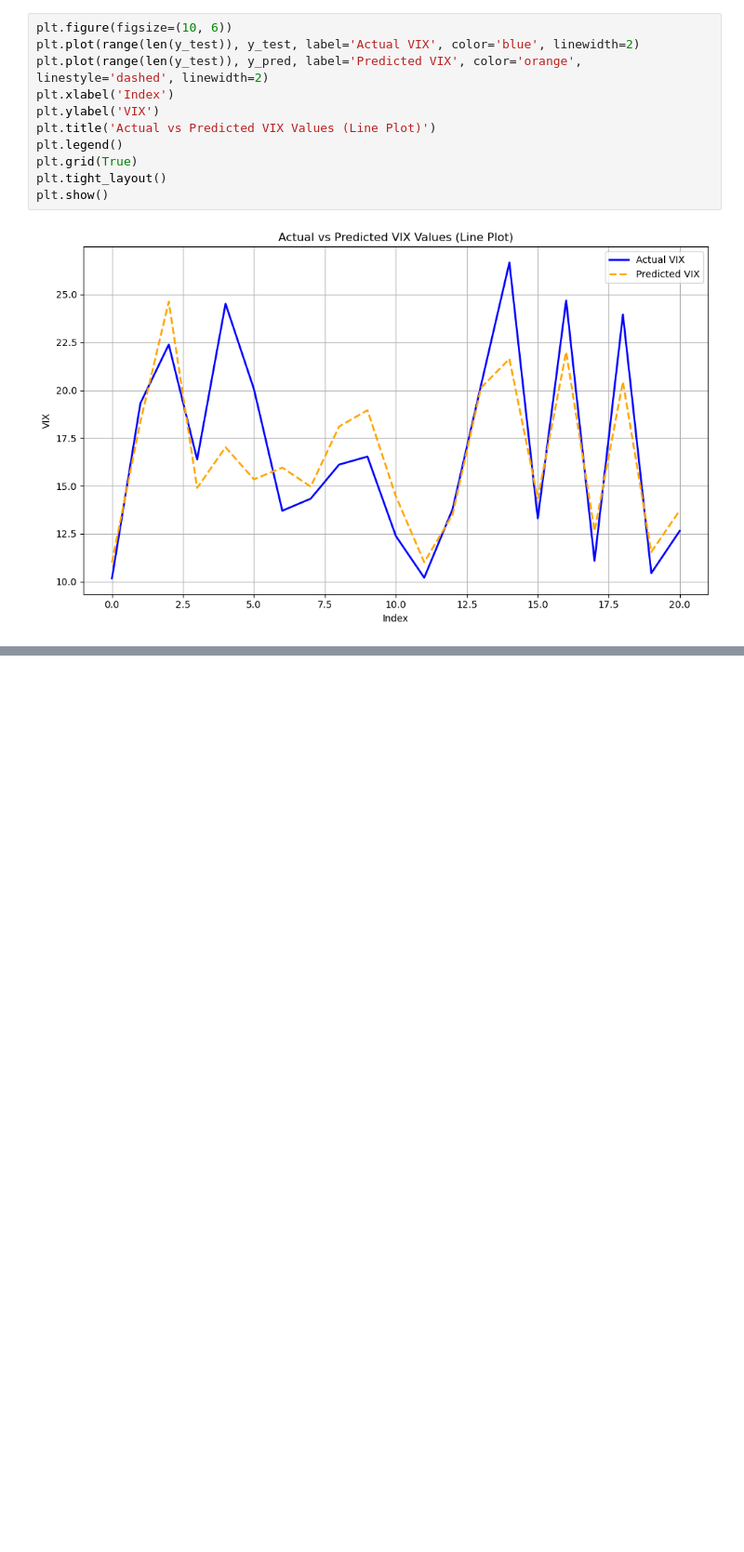
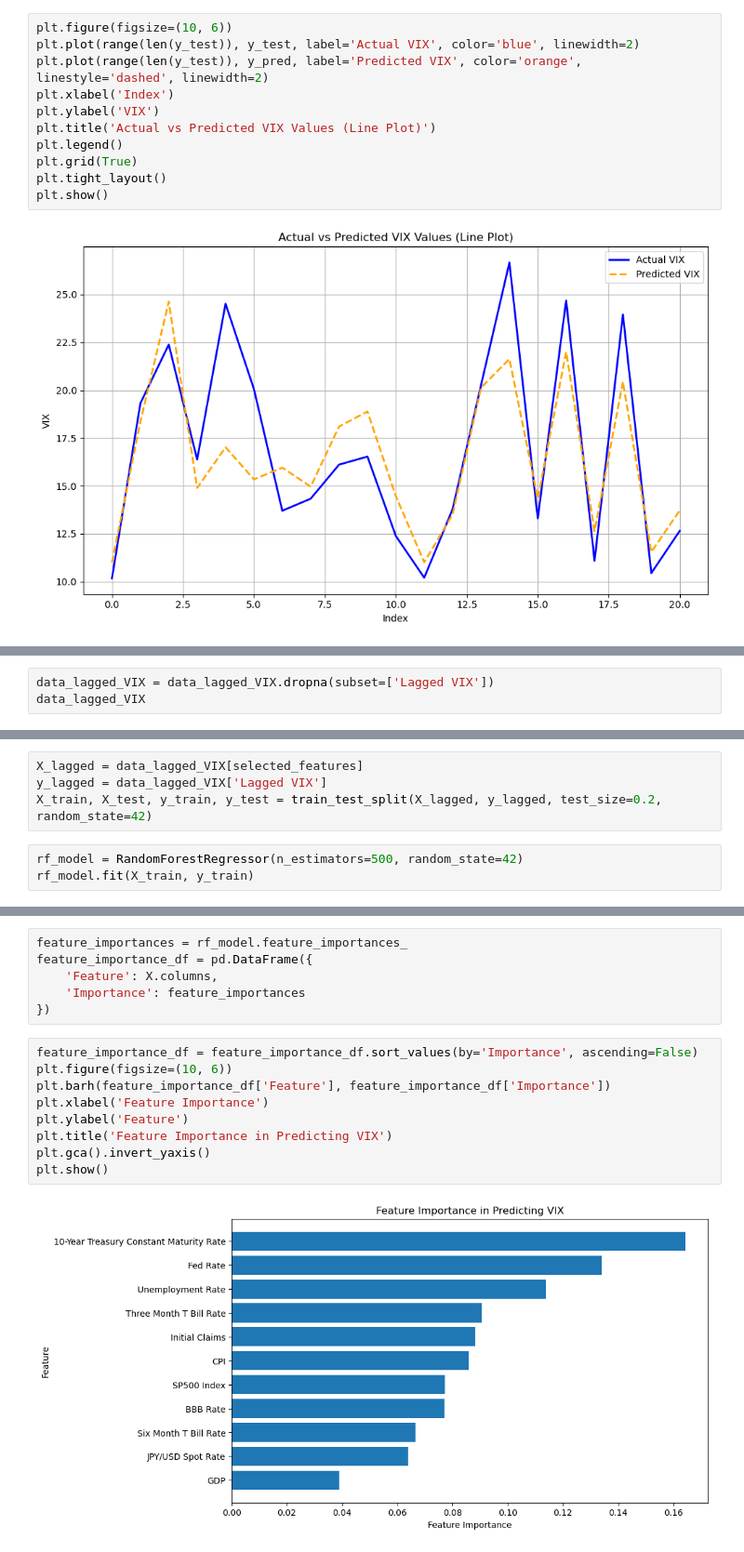
Before and after one commit to t-creech/VIX-Project, a Jupyter notebook: Random Forest Adjustable Features.ipynb, the cells around one changed output, grey strips where cells are left out. Shown at 93% size. Cells and saved outputs as stored; diff of their text form; blank space fills up the shorter version.

```diff
--- a/Random Forest Adjustable Features.ipynb
+++ b/Random Forest Adjustable Features.ipynb
@@ -94,0 +102,3 @@ plt.show()
+# %%
+data_lagged_VIX = data_lagged_VIX.dropna(subset=['Lagged VIX'])
+data_lagged_VIX
@@ -94,0 +119,7 @@ plt.show()
+# %%
+X_lagged = data_lagged_VIX[selected_features]
+y_lagged = data_lagged_VIX['Lagged VIX']
+X_train, X_test, y_train, y_test = train_test_split(X_lagged, y_lagged, test_size=0.2, random_state=42)
+# %%
+rf_model = RandomForestRegressor(n_estimators=500, random_state=42)
+rf_model.fit(X_train, y_train)
@@ -94,0 +135,17 @@ plt.show()
+# %%
+feature_importances = rf_model.feature_importances_
+feature_importance_df = pd.DataFrame({
+    'Feature': X.columns,
+    'Importance': feature_importances
+})
+# %%
+feature_importance_df = feature_importance_df.sort_values(by='Importance', ascending=False)
+plt.figure(figsize=(10, 6))
+plt.barh(feature_importance_df['Feature'], feature_importance_df['Importance'])
+plt.xlabel('Feature Importance')
+plt.ylabel('Feature')
+plt.title('Feature Importance in Predicting VIX')
+plt.gca().invert_yaxis()
+plt.show()
+# %% [output]
+[figure, added]
```
Also changed, not shown: parts of 8 cells of this notebook, 6 other files.
